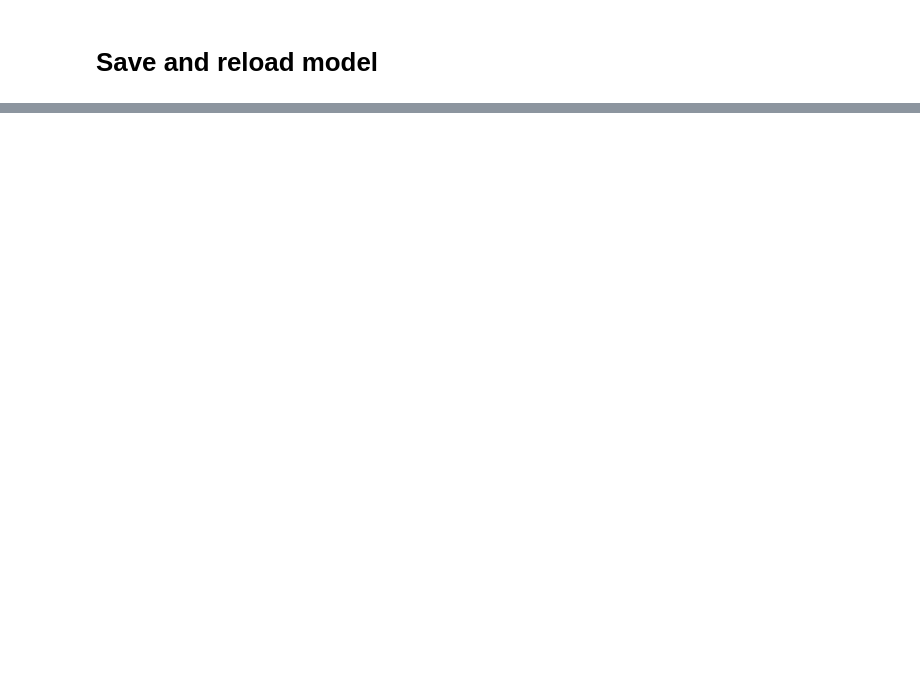
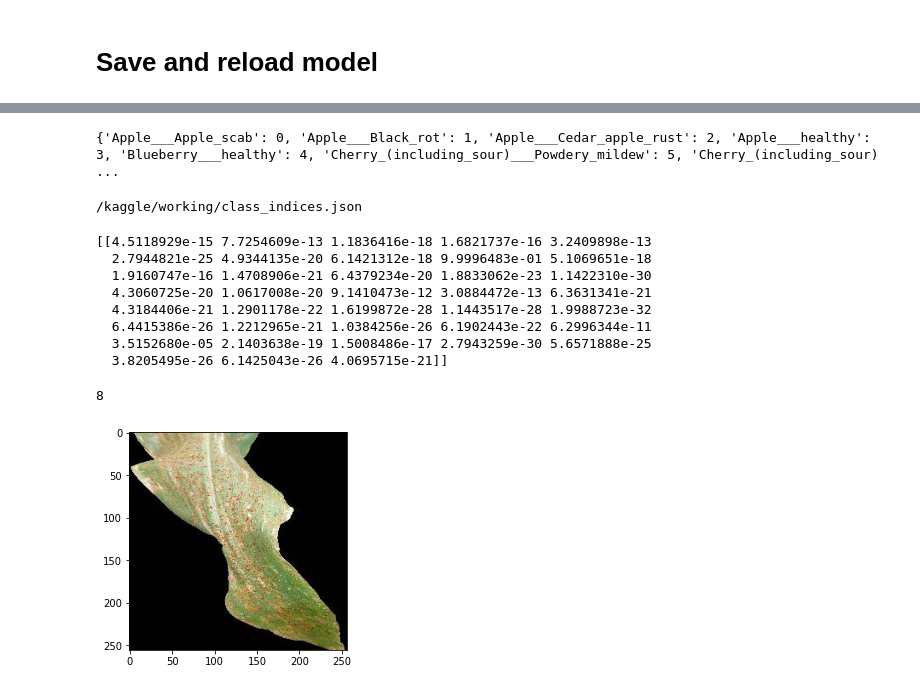
Before and after one commit to IBM-EPBL/IBM-Project-2274-1658468716, a Jupyter notebook: Project Development Phase/Sprint 1/project-hive.ipynb, the cells around one changed output, grey strips where cells are left out. Drawn from its saved outputs; the diff is of its cells as text; code cells hidden in the pictures; blank space fills up the shorter version.

```diff
--- a/Project Development Phase/Sprint 1/project-hive.ipynb
+++ b/Project Development Phase/Sprint 1/project-hive.ipynb
@@ -275,2 +233,40 @@ Trainable params: 14,474,822
 Non-trainable params: 0
 _________________________________________________________________
+# %%
+categories = list(train_generator.class_indices.keys())
+print(train_generator.class_indices)
+# %% [output]
+{'Apple___Apple_scab': 0, 'Apple___Black_rot': 1, 'Apple___Cedar_apple_rust': 2, 'Apple___healthy': 3, 'Blueberry___healthy': 4, 'Cherry_(including_sour)___Powdery_mildew': 5, 'Cherry_(including_sour) ...
+# %%
+import json
+with open('class_indices.json','w') as f:
+  json.dump(train_generator.class_indices, f)
+
+from IPython.display import FileLink
+FileLink(r'class_indices.json')
+# %% [output]
+/kaggle/working/class_indices.json
+# %%
+im1 = "../input/new-plant-diseases-dataset/test/test/CornCommonRust3.JPG"
+dat = tf.keras.utils.load_img(im1)
+plt.imshow(dat)
+test_dat = tf.keras.preprocessing.image.img_to_array(dat)
+test_dat = test_dat/255.0
+test_dl = np.expand_dims(test_dat, axis=0)
+pred = m1_recontr.predict(test_dl)
+
+print(pred)
+y_class = np.argmax(pred,axis=1)
+
+y_class[0]
+# %% [output]
+[[4.5118929e-15 7.7254609e-13 1.1836416e-18 1.6821737e-16 3.2409898e-13
+  2.7944821e-25 4.9344135e-20 6.1421312e-18 9.9996483e-01 5.1069651e-18
+  1.9160747e-16 1.4708906e-21 6.4379234e-20 1.8833062e-23 1.1422310e-30
+  4.3060725e-20 1.0617008e-20 9.1410473e-12 3.0884472e-13 6.3631341e-21
+  4.3184406e-21 1.2901178e-22 1.6199872e-28 1.1443517e-28 1.9988723e-32
+  6.4415386e-26 1.2212965e-21 1.0384256e-26 6.1902443e-22 6.2996344e-11
+  3.5152680e-05 2.1403638e-19 1.5008486e-17 2.7943259e-30 5.6571888e-25
+  3.8205495e-26 6.1425043e-26 4.0695715e-21]]
+8
+[figure, added]
```
Also changed, not shown: parts of 14 cells of this notebook, 4 other files.
